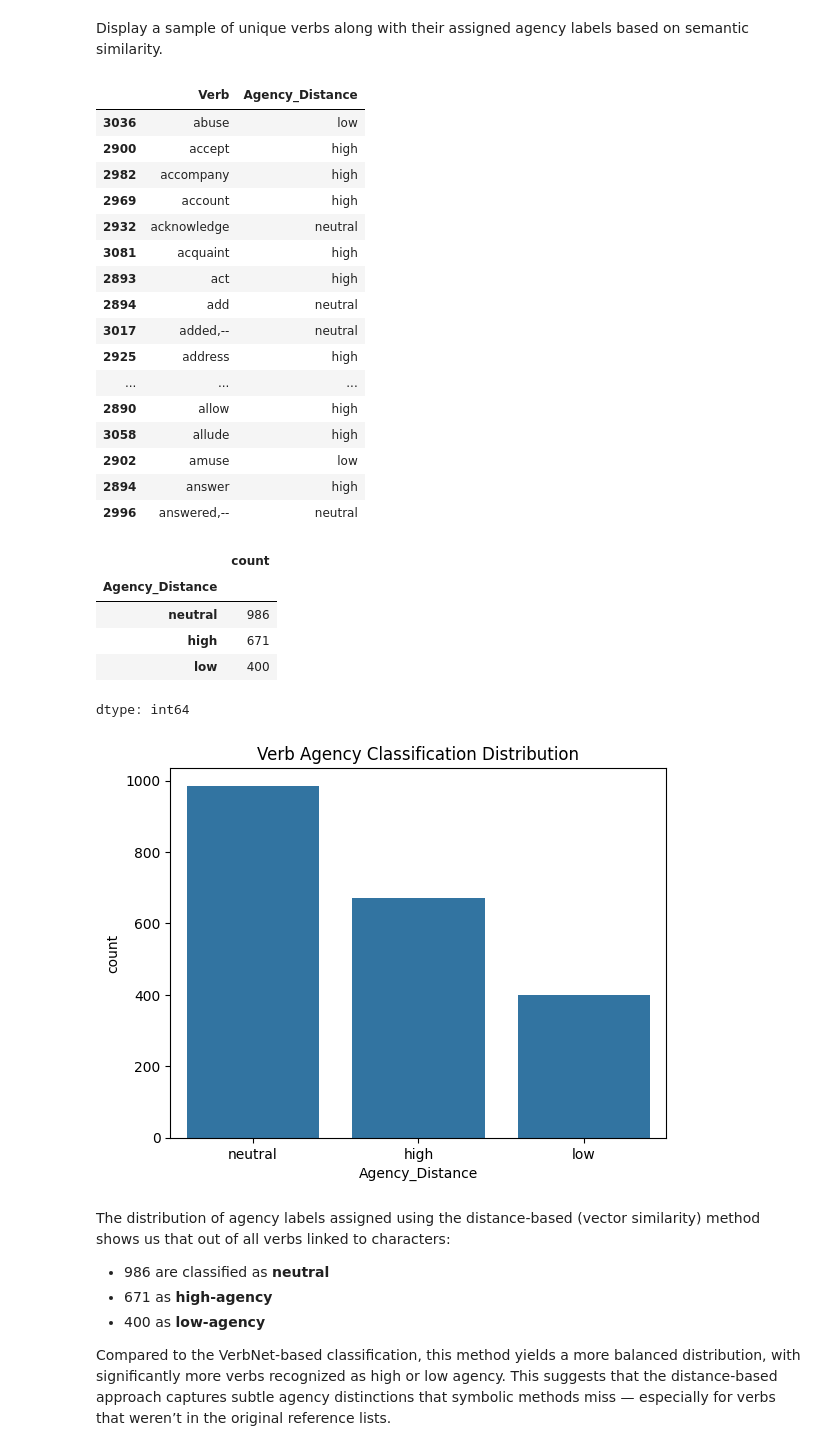
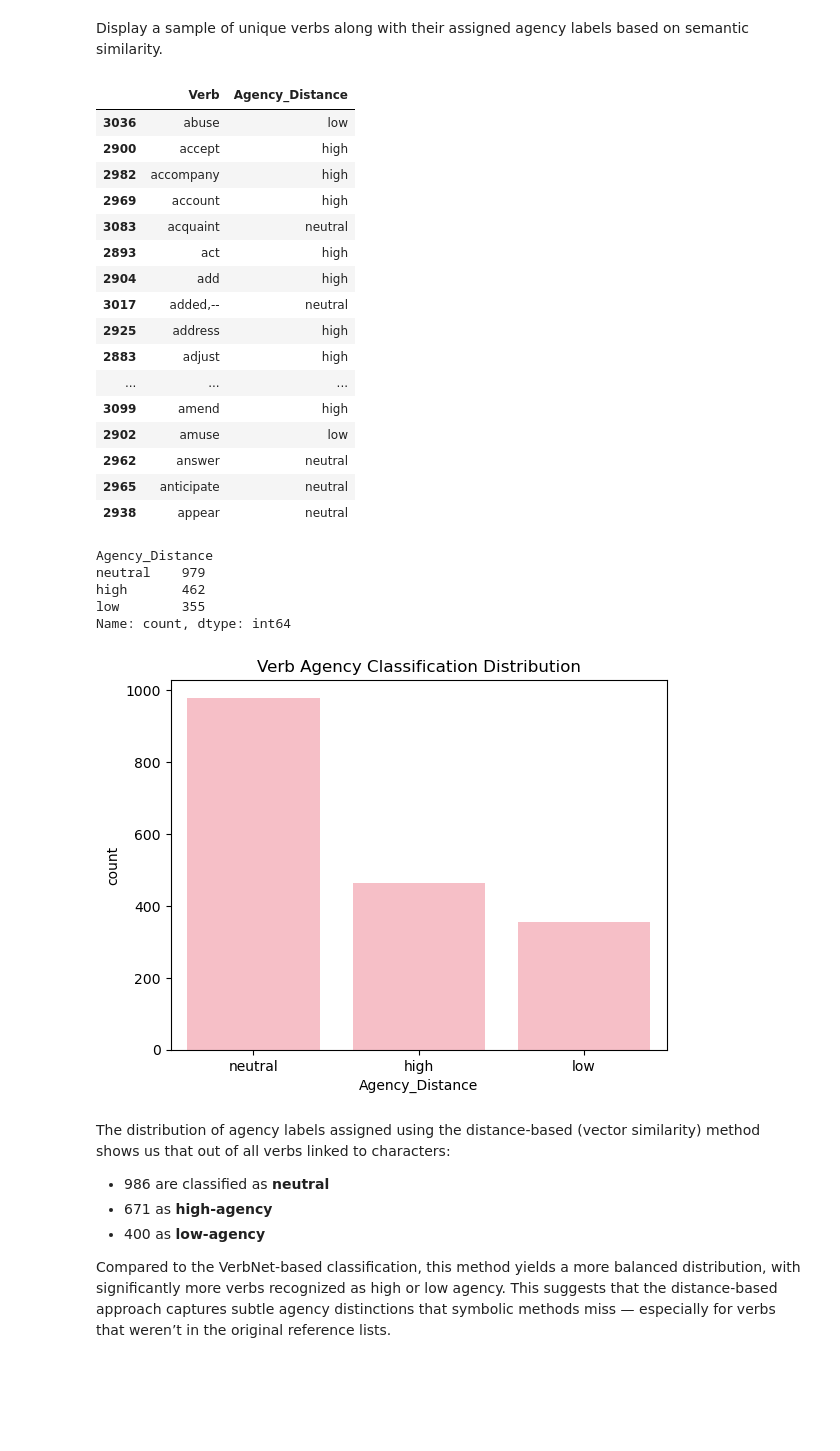
Before and after one commit to emmacristinamora/feminist_nlp, a Jupyter notebook: notebooks/chat_made/Mara_Narative_Agency.ipynb, the cells around one changed output. Cells and saved outputs as stored; diff of their text form; code cells hidden in the pictures; blank space fills up the shorter version.

```diff
--- a/notebooks/chat_made/Mara_Narative_Agency.ipynb
+++ b/notebooks/chat_made/Mara_Narative_Agency.ipynb
@@ -70,7 +70,7 @@ Each row corresponds to a distinct passage (`chunk`) from a work of fiction, ann
 
 This structure allows for both linguistic analysis at the sentence level and aggregation at the book, author, or decade level.
 # %%
-df = pd.read_csv(r"/content/drive/MyDrive/AI project/processed_book_chunks.csv")
+df = pd.read_csv(r"/Users/simionmara/Documents/GitHub/feminist_nlp/data/processed/processed_book_chunks.csv")
 df.head()
 # %% [output]
 |  | chunk | title | author | year | chunk_id |
@@ -764,33 +771,32 @@ df_pairs[["Verb", "Agency_Distance"]].drop_duplicates().sort_values("Verb").head
 | 2900 | accept | high |
 | 2982 | accompany | high |
 | 2969 | account | high |
-| 2932 | acknowledge | neutral |
-| 3081 | acquaint | high |
+| 3083 | acquaint | neutral |
 | 2893 | act | high |
-| 2894 | add | neutral |
+| 2904 | add | high |
 | 3017 | added,-- | neutral |
 | 2925 | address | high |
+| 2883 | adjust | high |
 | ... | ... | ... |
-| 2890 | allow | high |
-| 3058 | allude | high |
+| 3099 | amend | high |
 | 2902 | amuse | low |
-| 2894 | answer | high |
-| 2996 | answered,-- | neutral |
+| 2962 | answer | neutral |
+| 2965 | anticipate | neutral |
+| 2938 | appear | neutral |
 # %%
 df_pairs["Agency_Distance"].value_counts()
 # %% [output]
-|  | count |
-| Agency_Distance |  |
-| neutral | 986 |
-| high | 671 |
-| low | 400 |
-dtype: int64
+Agency_Distance
+neutral    979
+high       462
+low        355
+Name: count, dtype: int64
 # %%
-sns.countplot(data=df_pairs, x="Agency_Distance")
+sns.countplot(data=df_pairs, x="Agency_Distance", color="lightpink")
 plt.title("Verb Agency Classification Distribution")
 plt.show()
 # %% [output]
-[figure, old version]
+[figure, new version]
 # %% [markdown]
 The distribution of agency labels assigned using the distance-based (vector similarity) method shows us that out of all verbs linked to characters:
 - 986 are classified as **neutral**
```
Also changed, not shown: parts of 26 cells of this notebook.
